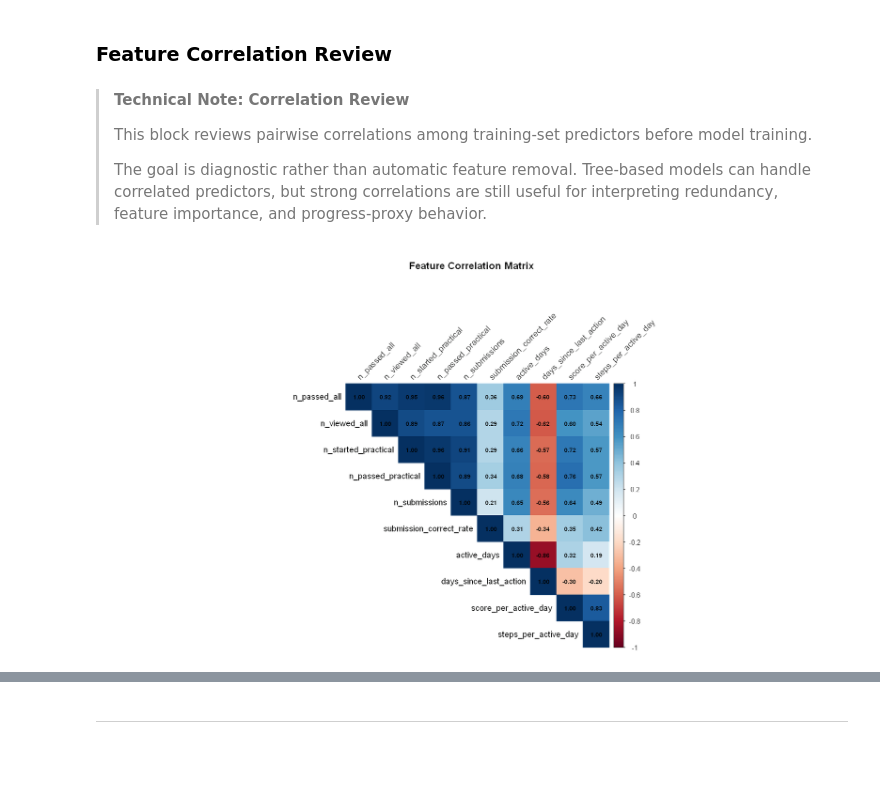
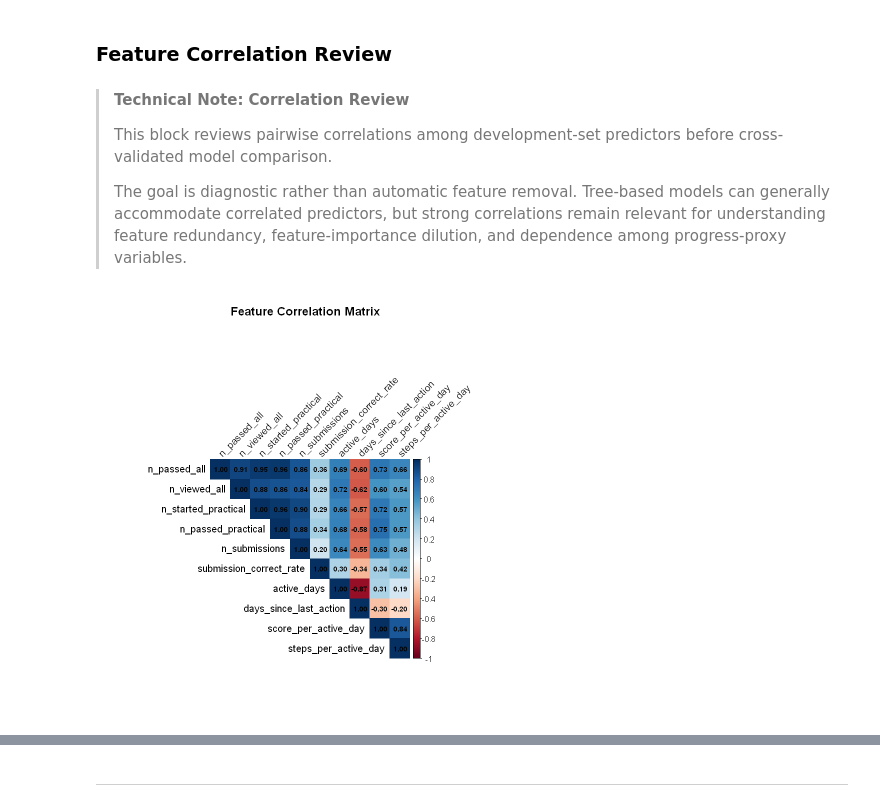
Before and after one commit to Safonovanastya87/stepik-product-analytics-completion-risk-ml, a Jupyter notebook: notebooks/03_completion_risk_modeling.ipynb, the cells around one changed output, grey strips where cells are left out. Drawn from its saved outputs; the diff is of its cells as text; code cells hidden in the pictures; blank space fills up the shorter version.

```diff
--- a/notebooks/03_completion_risk_modeling.ipynb
+++ b/notebooks/03_completion_risk_modeling.ipynb
@@ -559,8 +813,13 @@ prop.table(table(prediction_data_10d_full$completion_status))
 # %%
-# Stratified split into training set (60%) and temporary set (40%)
+# Split the complete analytical sample into:
+# - 80% development data for cross-validation and final model fitting;
+# - 20% untouched holdout test data for final evaluation.
 set.seed(42)
-train_idx <- caret::createDataPartition(
-  y = prediction_data_10d_full$completion_status,
-  p = 0.6,
-  list = FALSE
+
+development_idx <- as.integer(
+  caret::createDataPartition(
+    y = prediction_data_10d_full$completion_status,
+    p = 0.8,
+    list = FALSE
+  )
 )
@@ -598,0 +826,12 @@ stopifnot(
+# %%
+# createDataPartition performs a stratified split:
+# both subsets retain approximately the original target proportions.
+development_data_full <-
+  prediction_data_10d_full[
+    development_idx
+  ]
+
+test_data_full <-
+  prediction_data_10d_full[
+    -development_idx
+  ]
@@ -599,6 +849,7 @@ stopifnot(
 # %%
-# Remove identifier column before modeling
-train_data <- train_data_full[, !c("user_id"), with = FALSE]
-val_data   <- val_data_full[, !c("user_id"), with = FALSE]
-test_data  <- test_data_full[, !c("user_id"), with = FALSE]
+# Remove user_id from the tables used for model training and evaluation.
+# The identifier is not a behavioral predictor.
+development_data <- development_data_full[, !c("user_id"),with = FALSE]
+
+test_data <- test_data_full[, !c("user_id"),with = FALSE]
 # %%
@@ -881,29 +1202,29 @@ These plots are used as descriptive visual evidence, not as a formal feature-ran
 # %% [markdown]
 ### Feature Correlation Review
 # %% [markdown]
-> **Technical Note: Correlation Review**
+>**Technical Note: Correlation Review**
 >
-> This block reviews pairwise correlations among training-set predictors before model training.
+>This block reviews pairwise correlations among development-set predictors before cross-validated model comparison.
 >
-> The goal is diagnostic rather than automatic feature removal. Tree-based models can handle correlated predictors, but strong correlations are still useful for interpreting redundancy, feature importance, and progress-proxy behavior.
+>The goal is diagnostic rather than automatic feature removal. Tree-based models can generally accommodate correlated predictors, but strong correlations remain relevant for understanding feature redundancy, feature-importance dilution, and dependence among progress-proxy variables.
 # %%
-# Correlation matrix of training predictors
-cor_matrix <- cor(train_data[, ..features], use = "complete.obs")
+# Correlation matrix of development-set predictors.
+cor_matrix <- cor(development_data[, ..features], use = "complete.obs")
 
 # Visualize correlation matrix once
 corrplot(
   cor_matrix,
   method = "color",
   type = "upper",
   tl.col = "black",
   tl.srt = 45,
   addCoef.col = "black",
   number.cex = 0.7,
   title = "Feature Correlation Matrix",
   mar = c(0, 0, 2, 0)   # bottom, left, top, right
 )
 # %% [output]
-[figure, old version]
+[figure, new version]
 # %%
 # Identify highly correlated feature pairs
 high_cor_idx <- which(
```
Also changed, not shown: parts of 330 cells of this notebook, 2 other files.
